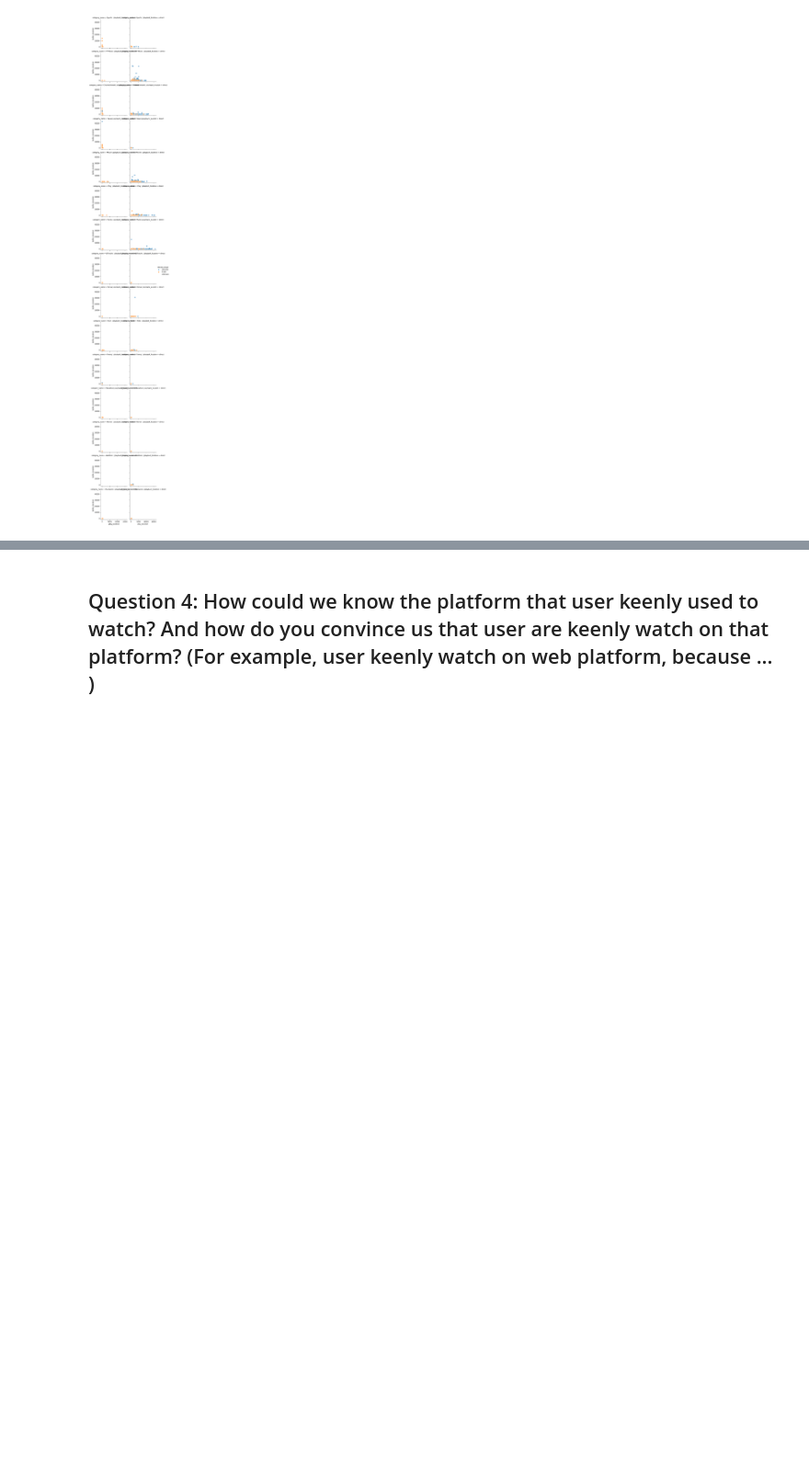
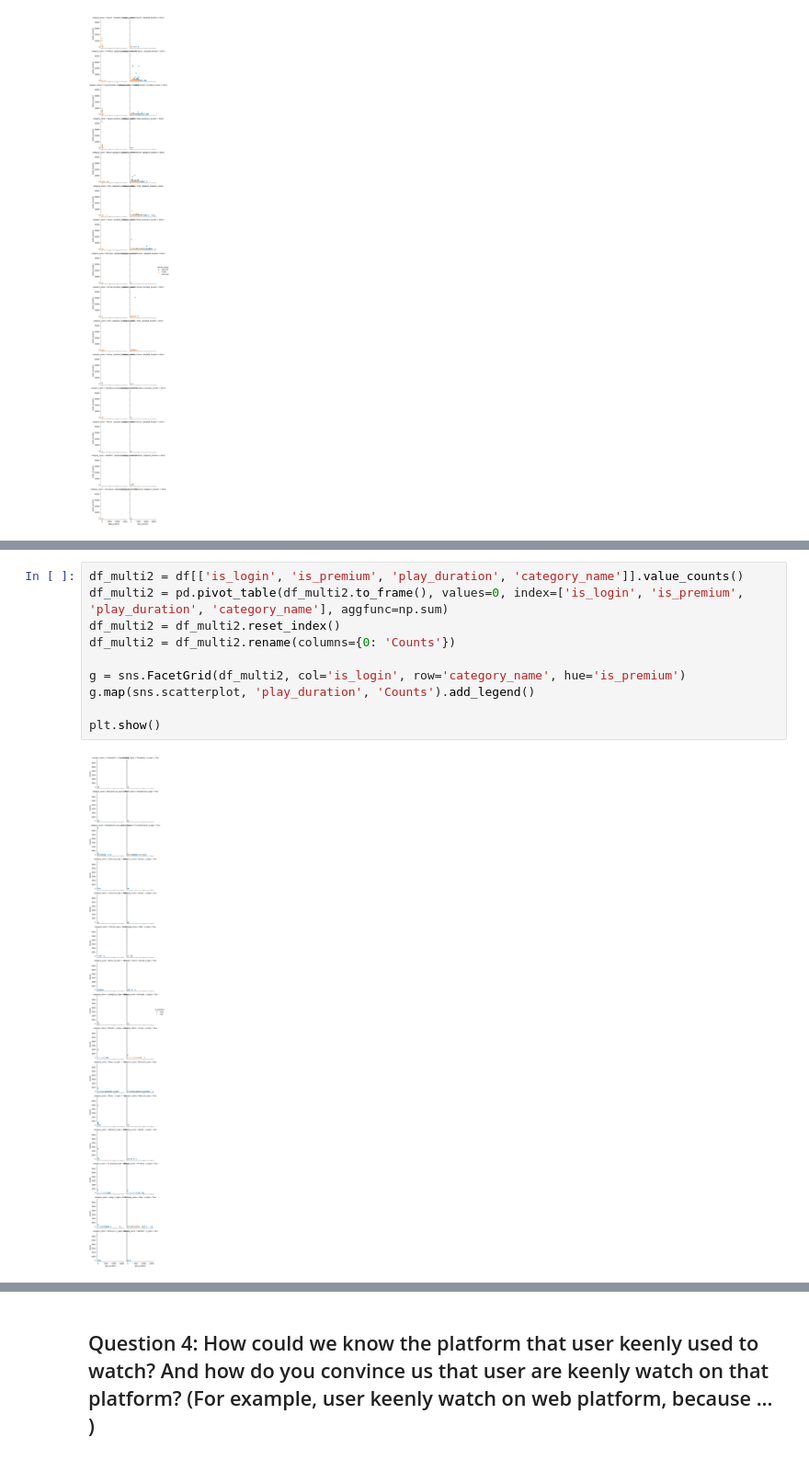
Before and after one commit to archeltaneka/vidio-dataset-eda, a Jupyter notebook: exploratory_notebook.ipynb, the cells around one changed output, grey strips where cells are left out. Shown at 92% size. Cells and saved outputs as stored; diff of their text form; blank space fills up the shorter version.

```diff
--- a/exploratory_notebook.ipynb
+++ b/exploratory_notebook.ipynb
@@ -1468,0 +1399,12 @@ plt.show()
+# %%
+df_multi2 = df[['is_login', 'is_premium', 'play_duration', 'category_name']].value_counts()
+df_multi2 = pd.pivot_table(df_multi2.to_frame(), values=0, index=['is_login', 'is_premium', 'play_duration', 'category_name'], aggfunc=np.sum)
+df_multi2 = df_multi2.reset_index()
+df_multi2 = df_multi2.rename(columns={0: 'Counts'})
+
+g = sns.FacetGrid(df_multi2, col='is_login', row='category_name', hue='is_premium')
+g.map(sns.scatterplot, 'play_duration', 'Counts').add_legend()
+
+plt.show()
+# %% [output]
+[figure, added]
```
Also changed, not shown: parts of 46 cells of this notebook.
